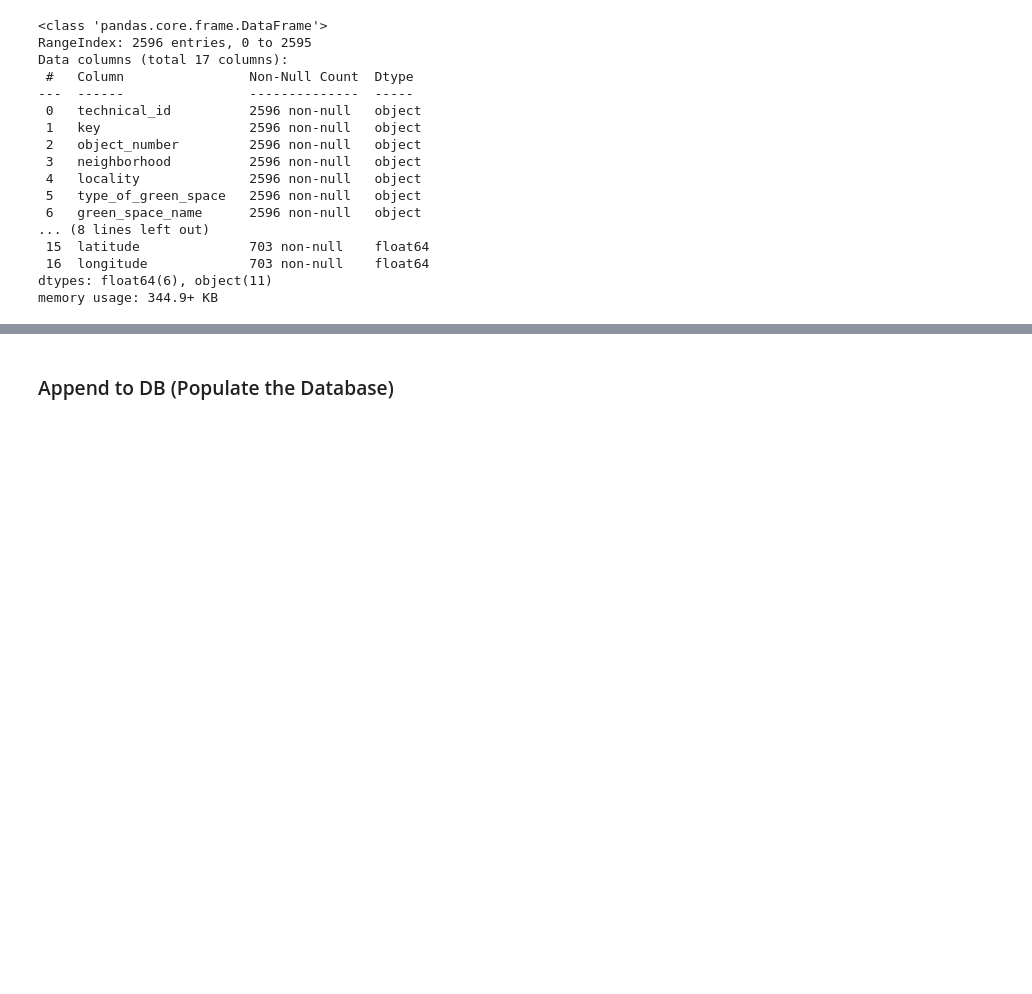
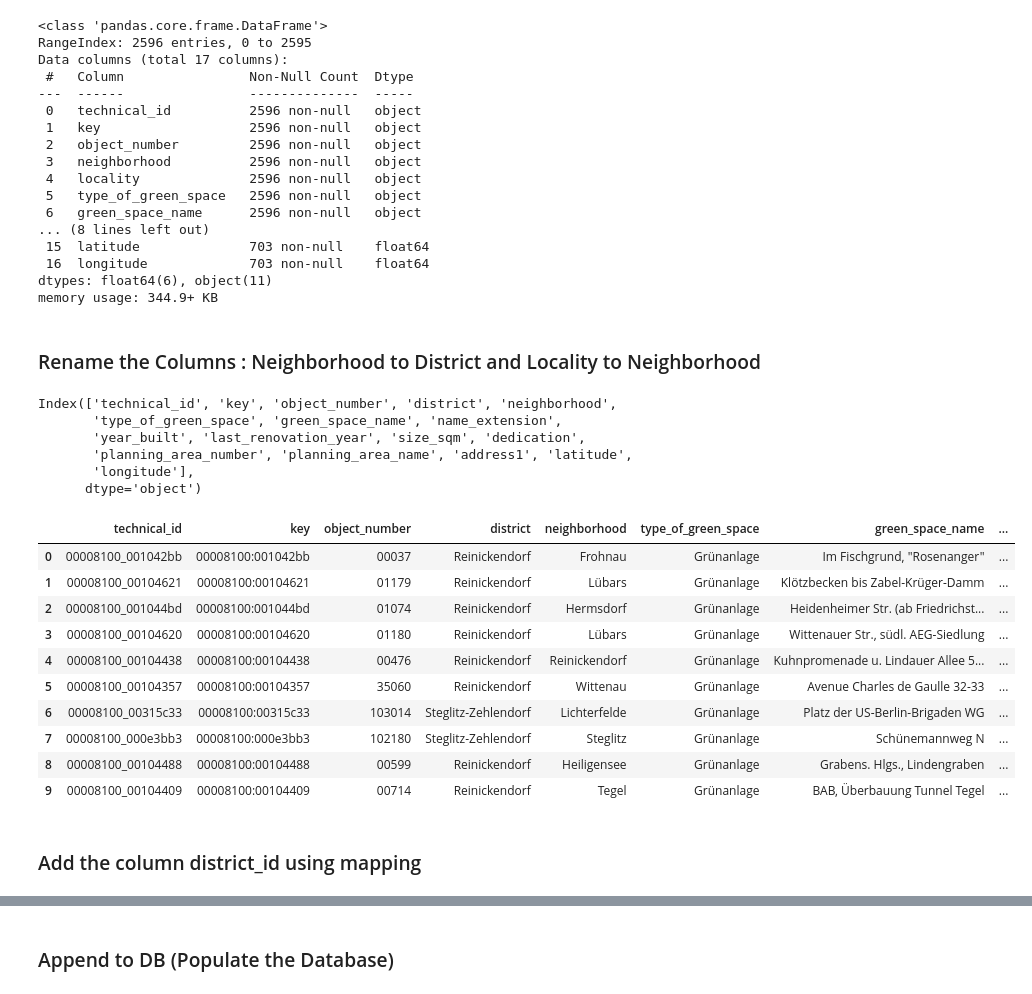
Before and after one commit to webeet-io/layered-populate-data-pool-da, a Jupyter notebook: recreational_zones/scripts/data_transformation_public_parks.ipynb, the cells around one changed output, grey strips where cells are left out. Cells and saved outputs as stored; diff of their text form; code cells hidden in the pictures; blank space fills up the shorter version.

Commit message:
changed the name of neighbors to district and add the column district_id

```diff
--- a/recreational_zones/scripts/data_transformation_public_parks.ipynb
+++ b/recreational_zones/scripts/data_transformation_public_parks.ipynb
@@ -484,3 +484,35 @@ Data columns (total 17 columns):
  16  longitude             703 non-null    float64
 dtypes: float64(6), object(11)
 memory usage: 344.9+ KB
+# %% [markdown]
+### Rename the Columns : Neighborhood to District and Locality to Neighborhood
+# %%
+df.rename(columns={
+    'neighborhood': 'district',
+    'locality': 'neighborhood'
+}, inplace=True)
+# %%
+df.columns
+# %% [output]
+Index(['technical_id', 'key', 'object_number', 'district', 'neighborhood',
+       'type_of_green_space', 'green_space_name', 'name_extension',
+       'year_built', 'last_renovation_year', 'size_sqm', 'dedication',
+       'planning_area_number', 'planning_area_name', 'address1', 'latitude',
+       'longitude'],
+      dtype='object')
+# %%
+df.head(10)
+# %% [output]
+|  | technical_id | key | object_number | district | neighborhood | type_of_green_space | green_space_name | ... |
+| 0 | 00008100_001042bb | 00008100:001042bb | 00037 | Reinickendorf | Frohnau | Grünanlage | Im Fischgrund, "Rosenanger" | ... |
+| 1 | 00008100_00104621 | 00008100:00104621 | 01179 | Reinickendorf | Lübars | Grünanlage | Klötzbecken bis Zabel-Krüger-Damm | ... |
+| 2 | 00008100_001044bd | 00008100:001044bd | 01074 | Reinickendorf | Hermsdorf | Grünanlage | Heidenheimer Str. (ab Friedrichst... | ... |
+| 3 | 00008100_00104620 | 00008100:00104620 | 01180 | Reinickendorf | Lübars | Grünanlage | Wittenauer Str., südl. AEG-Siedlung | ... |
+| 4 | 00008100_00104438 | 00008100:00104438 | 00476 | Reinickendorf | Reinickendorf | Grünanlage | Kuhnpromenade u. Lindauer Allee 5... | ... |
+| 5 | 00008100_00104357 | 00008100:00104357 | 35060 | Reinickendorf | Wittenau | Grünanlage | Avenue Charles de Gaulle 32-33 | ... |
+| 6 | 00008100_00315c33 | 00008100:00315c33 | 103014 | Steglitz-Zehlendorf | Lichterfelde | Grünanlage | Platz der US-Berlin-Brigaden WG | ... |
+| 7 | 00008100_000e3bb3 | 00008100:000e3bb3 | 102180 | Steglitz-Zehlendorf | Steglitz | Grünanlage | Schünemannweg N | ... |
+| 8 | 00008100_00104488 | 00008100:00104488 | 00599 | Reinickendorf | Heiligensee | Grünanlage | Grabens. Hlgs., Lindengraben | ... |
+| 9 | 00008100_00104409 | 00008100:00104409 | 00714 | Reinickendorf | Tegel | Grünanlage | BAB, Überbauung Tunnel Tegel | ... |
+# %% [markdown]
+### Add the column district_id using mapping
```
Also changed, not shown: parts of 4 cells of this notebook.
